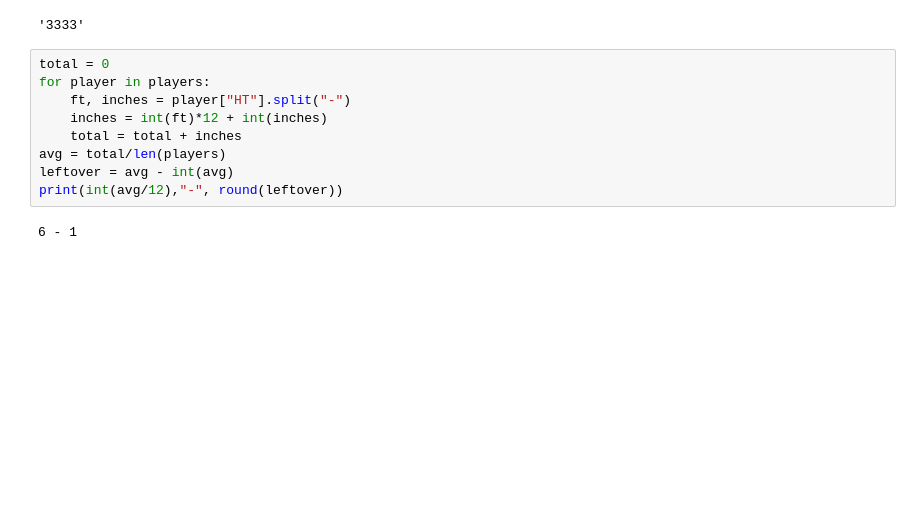
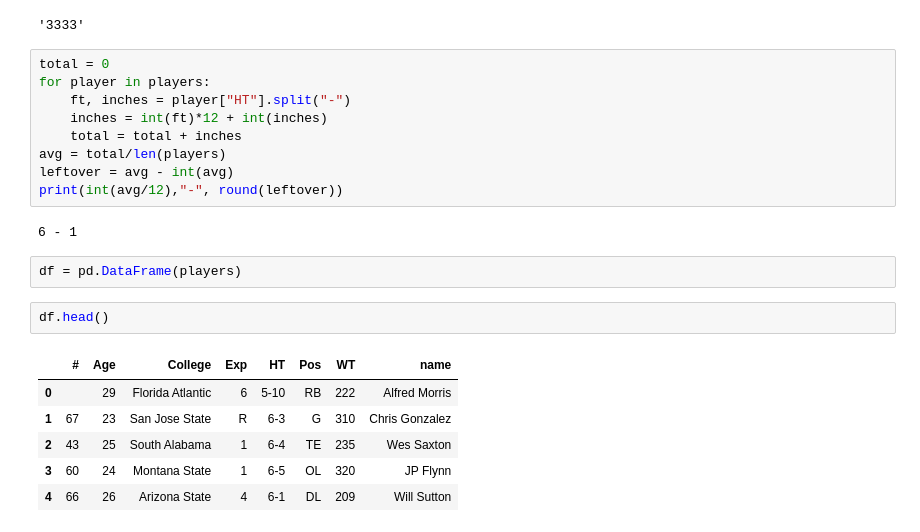
Before and after one commit to krishna-tx/42_49ers, a Jupyter notebook: 49ers-players.ipynb, the cells around one changed output. Drawn from its saved outputs; the diff is of its cells as text; blank space fills up the shorter version.

```diff
--- a/49ers-players.ipynb
+++ b/49ers-players.ipynb
@@ -178,3 +162,14 @@ leftover = avg - int(avg)
 print(int(avg/12),"-", round(leftover))
 # %% [output]
 6 - 1
+# %%
+df = pd.DataFrame(players)
+# %%
+df.head()
+# %% [output]
+|  | # | Age | College | Exp | HT | Pos | WT | name |
+| 0 |  | 29 | Florida Atlantic | 6 | 5-10 | RB | 222 | Alfred Morris |
+| 1 | 67 | 23 | San Jose State | R | 6-3 | G | 310 | Chris Gonzalez |
+| 2 | 43 | 25 | South Alabama | 1 | 6-4 | TE | 235 | Wes Saxton |
+| 3 | 60 | 24 | Montana State | 1 | 6-5 | OL | 320 | JP Flynn |
+| 4 | 66 | 26 | Arizona State | 4 | 6-1 | DL | 209 | Will Sutton |
```
Also changed, not shown: parts of 9 cells of this notebook, 4 other files.
